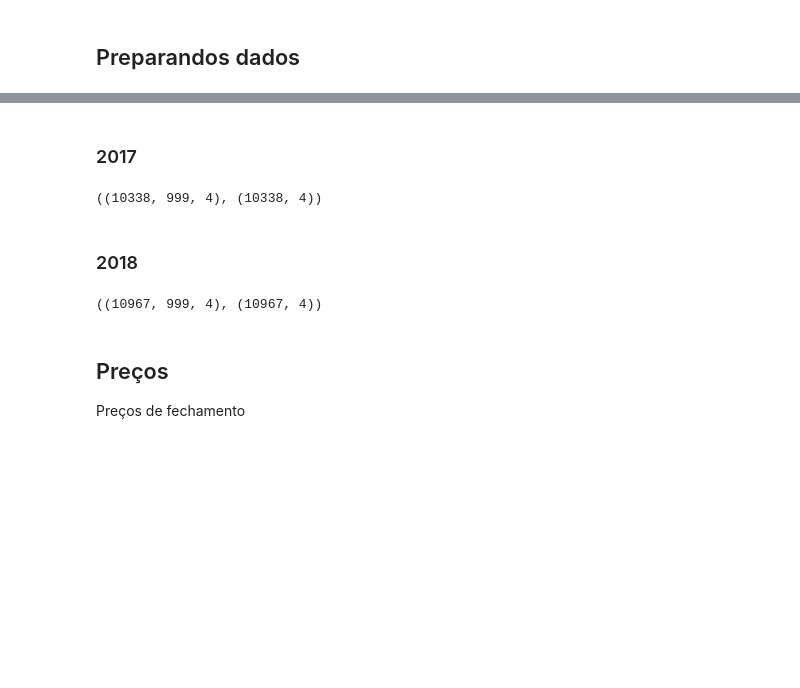
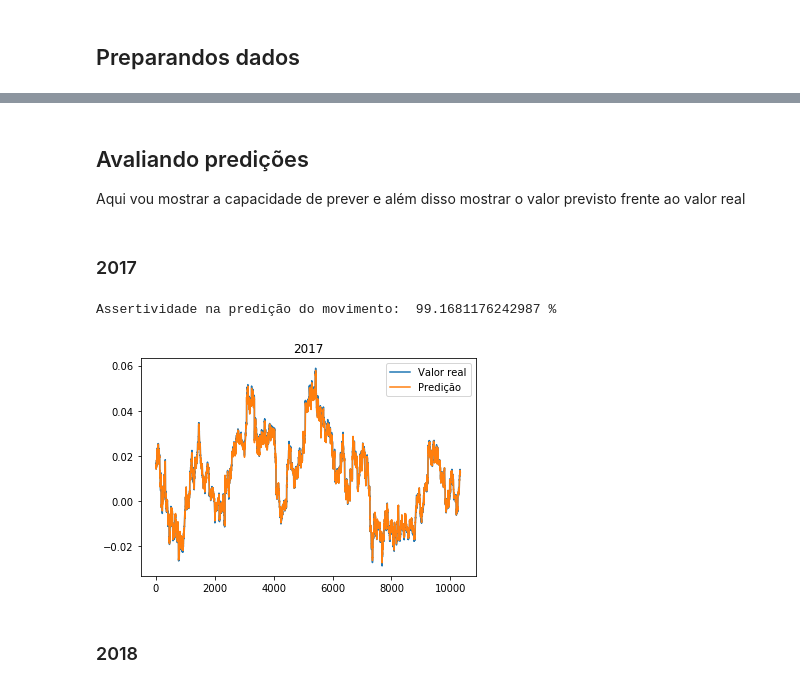
Before and after one commit to jamsavio/MachineBinarias-v2, a Jupyter notebook: Predict EURUSD 30M.ipynb, the cells around one changed output, grey strips where cells are left out. Drawn from its saved outputs; the diff is of its cells as text; code cells hidden in the pictures; blank space fills up the shorter version.

```diff
--- a/Predict EURUSD 30M.ipynb
+++ b/Predict EURUSD 30M.ipynb
@@ -49,0 +107,3 @@ _________________________________________________________________
+# %% [markdown]
+## Avaliando predições
+Aqui vou mostrar a capacidade de prever e além disso mostrar o valor previsto frente ao valor real
@@ -49,0 +122,16 @@ _________________________________________________________________
+# %%
+def plot_results(title, predicted_data, true_data):
+    fig = plt.figure(facecolor='white')
+    plt.title(title)
+    ax = fig.add_subplot(111)
+    ax.plot(true_data, label='Valor real')
+    plt.plot(predicted_data, label='Predição')
+    plt.legend()
+    plt.show()
+# %%
+values_to_normalise_2017 = data_test_2017[:len_test_2017 - seq_len, 0]
+values_to_normalise_2018 = data_test_2018[:len_test_2018 - seq_len, 0]
+# %%
+predicted_2017 = np.zeros(values_to_normalise_2017.shape)
+for i in range(len(predictions_pointbypoint_2017[0, :, 0])):
+    predicted_2017[i] = (1.0 + predictions_pointbypoint_2017[0, i, 0]) * values_to_normalise_2017[i]
@@ -55,8 +144,8 @@ len_test   = len(data_test)
-# %%
-x_test_2017, y_test_2017, closes_2017 =  get_test_data(data_test, len_test, seq_len, normalise, debug=True)
-# %%
-x_test_2017.shape,y_test_2017.shape
-# %% [output]
-((10338, 999, 4), (10338, 4))
+# %%
+print("Assertividade na predição do movimento: ", acc_2017 * 100, "%")
+plot_results("2017", predicted_2017[0, :, 0], y_test_2017[:, 0])
+# %% [output]
+Assertividade na predição do movimento:  99.1681176242987 %
+[figure, added]
 # %% [markdown]
 ### 2018
@@ -68,8 +151,0 @@ x_test_2018, y_test_2018, closes_2018 =  get_test_data(data_test, len_test, seq_
-# %%
-x_test_2018.shape,y_test_2018.shape
-# %% [output]
-((10967, 999, 4), (10967, 4))
-# %% [markdown]
-## Preços
-
-Preços de fechamento
```
Also changed, not shown: parts of 17 cells of this notebook, 1 other file.
